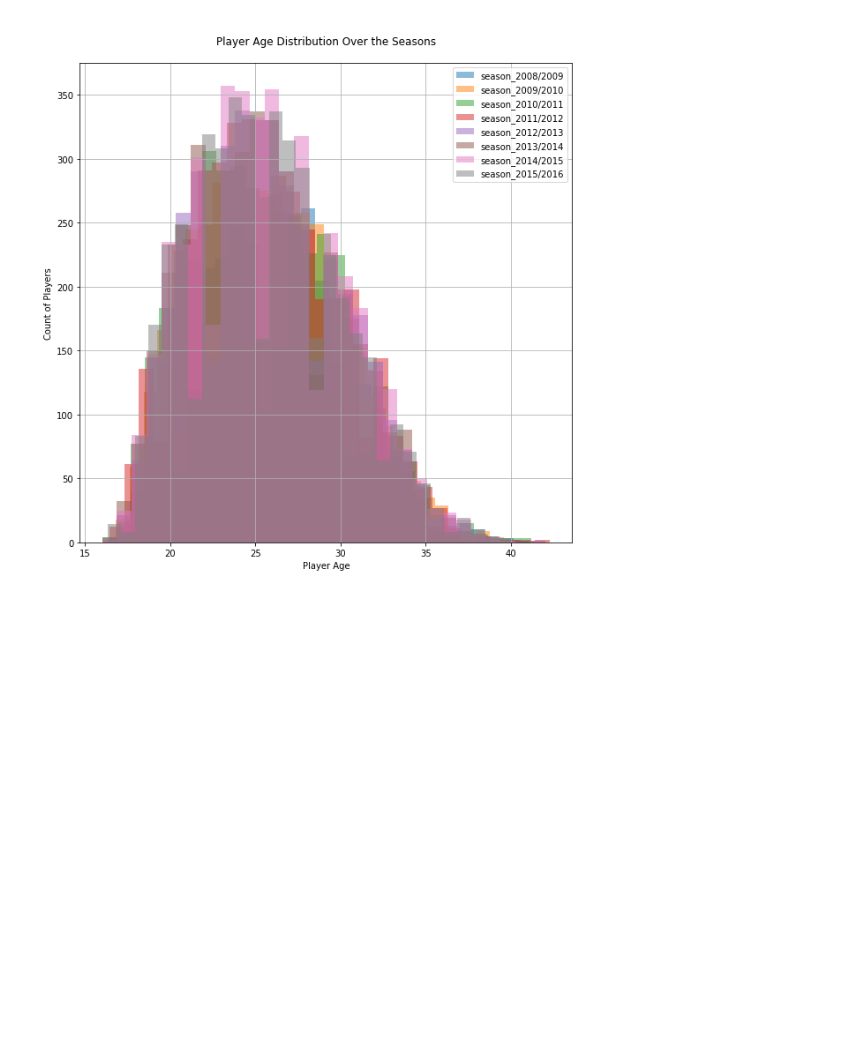
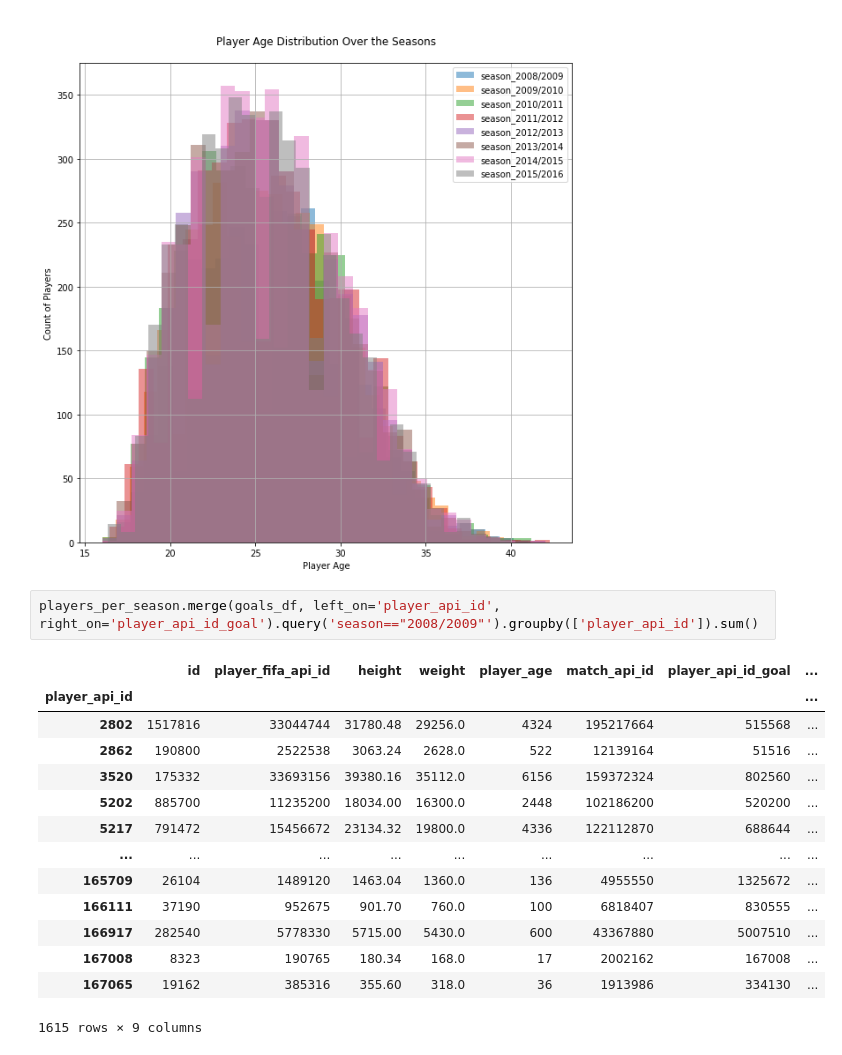
Before and after one commit to Wishbert/Investigating-Soccer-Dataset, a Jupyter notebook: Soccer Database draft.ipynb, the cells around one changed output. Drawn from its saved outputs; the diff is of its cells as text; blank space fills up the shorter version.

Commit message:
I am strugling to find the relationship between age and goals scored

```diff
--- a/Soccer Database draft.ipynb
+++ b/Soccer Database draft.ipynb
@@ -1025,3 +1035,20 @@ plt.ylabel('Count of Players')
 plt.legend();
 # %% [output]
 [figure]
+# %%
+players_per_season.merge(goals_df, left_on='player_api_id', right_on='player_api_id_goal').query('season=="2008/2009"').groupby(['player_api_id']).sum()
+# %% [output]
+|  | id | player_fifa_api_id | height | weight | player_age | match_api_id | player_api_id_goal | ... |
+| player_api_id |  |  |  |  |  |  |  | ... |
+| 2802 | 1517816 | 33044744 | 31780.48 | 29256.0 | 4324 | 195217664 | 515568 | ... |
+| 2862 | 190800 | 2522538 | 3063.24 | 2628.0 | 522 | 12139164 | 51516 | ... |
+| 3520 | 175332 | 33693156 | 39380.16 | 35112.0 | 6156 | 159372324 | 802560 | ... |
+| 5202 | 885700 | 11235200 | 18034.00 | 16300.0 | 2448 | 102186200 | 520200 | ... |
+| 5217 | 791472 | 15456672 | 23134.32 | 19800.0 | 4336 | 122112870 | 688644 | ... |
+| ... | ... | ... | ... | ... | ... | ... | ... | ... |
+| 165709 | 26104 | 1489120 | 1463.04 | 1360.0 | 136 | 4955550 | 1325672 | ... |
+| 166111 | 37190 | 952675 | 901.70 | 760.0 | 100 | 6818407 | 830555 | ... |
+| 166917 | 282540 | 5778330 | 5715.00 | 5430.0 | 600 | 43367880 | 5007510 | ... |
+| 167008 | 8323 | 190765 | 180.34 | 168.0 | 17 | 2002162 | 167008 | ... |
+| 167065 | 19162 | 385316 | 355.60 | 318.0 | 36 | 1913986 | 334130 | ... |
+1615 rows × 9 columns
```
Also changed, not shown: parts of 7 cells of this notebook.
